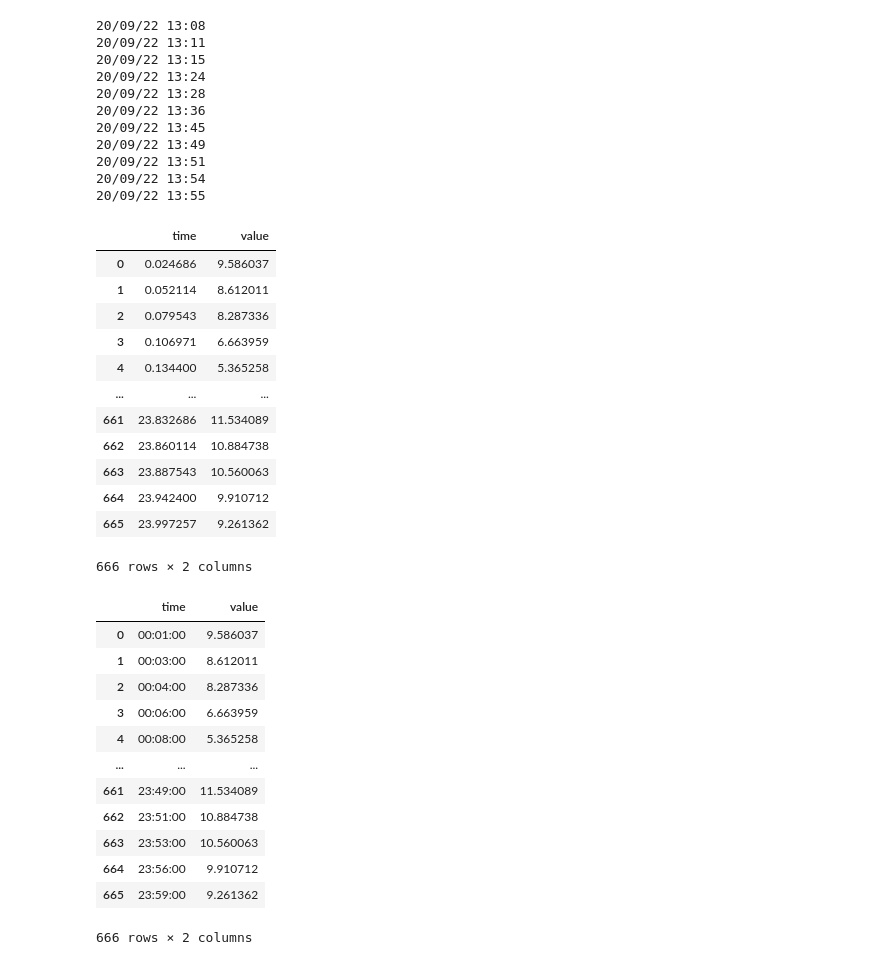
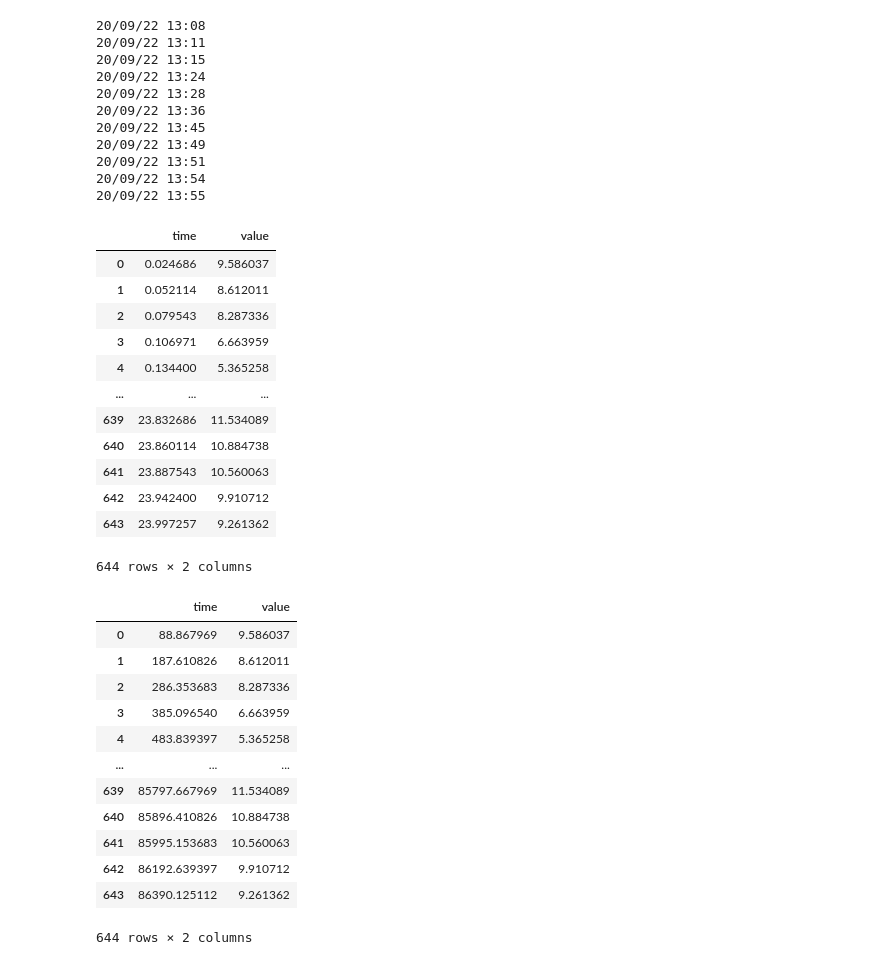
Before and after one commit to yxcho/iot_project, a Jupyter notebook: src/mock_data.ipynb, the cells around one changed output. Cells and saved outputs as stored; diff of their text form; code cells hidden in the pictures.

```diff
--- a/src/mock_data.ipynb
+++ b/src/mock_data.ipynb
@@ -173,12 +174,13 @@ for x in (list(random_date(startDate, 10))):
 20/09/22 13:55
 # %%
 import pandas as pd
+import numpy as np
 import matplotlib.pyplot as plt
 import math
 import datetime
 
 daily_temp = pd.read_csv("../data/test/daily_temperature.csv")
-passenger_congestion = pd.read_csv("../data/test/passenger_congestion_rate.csv")
+passenger_congestion = pd.read_csv("../data/test/passenger_congestion_rate_weekday.csv")
 
 passenger_congestion
 # %% [output]
@@ -189,40 +191,47 @@ passenger_congestion
 | 3 | 0.106971 | 6.663959 |
 | 4 | 0.134400 | 5.365258 |
 | ... | ... | ... |
-| 661 | 23.832686 | 11.534089 |
-| 662 | 23.860114 | 10.884738 |
-| 663 | 23.887543 | 10.560063 |
-| 664 | 23.942400 | 9.910712 |
-| 665 | 23.997257 | 9.261362 |
+| 639 | 23.832686 | 11.534089 |
+| 640 | 23.860114 | 10.884738 |
+| 641 | 23.887543 | 10.560063 |
+| 642 | 23.942400 | 9.910712 |
+| 643 | 23.997257 | 9.261362 |
-666 rows × 2 columns
+644 rows × 2 columns
 # %%
 
 # print(f"hour: {math.floor(time)}")
 # print(f"minutes: {60 * (time - math.floor(time))}")
 
 
 def convert_float_to_time(time_float):
     hour = math.floor(time_float)
     minute = 60 * (time_float - hour)
     return datetime.time(int(hour), int(minute))
 
+
+def convert_float_to_seconds(time_float):
+    hour = math.floor(time_float)
+    minute = 60 * (time_float - hour)
+    return hour * 60 * 60 + minute * 60
 # time = 23.832686
 # convert_float_to_time(time)
 
+epoch_time = datetime.datetime(2021, 10, 1, 0).timestamp()
 
-passenger_congestion["time"] = passenger_congestion["time"].apply(convert_float_to_time)
+# passenger_congestion["time"] = passenger_congestion["time"].apply(convert_float_to_seconds) + epoch_time
+passenger_congestion["time"] = passenger_congestion["time"].apply(convert_float_to_seconds)
 passenger_congestion
 # %% [output]
 |  | time | value |
-| 0 | 00:01:00 | 9.586037 |
-| 1 | 00:03:00 | 8.612011 |
-| 2 | 00:04:00 | 8.287336 |
-| 3 | 00:06:00 | 6.663959 |
-| 4 | 00:08:00 | 5.365258 |
+| 0 | 88.867969 | 9.586037 |
+| 1 | 187.610826 | 8.612011 |
+| 2 | 286.353683 | 8.287336 |
+| 3 | 385.096540 | 6.663959 |
+| 4 | 483.839397 | 5.365258 |
 | ... | ... | ... |
-| 661 | 23:49:00 | 11.534089 |
-| 662 | 23:51:00 | 10.884738 |
-| 663 | 23:53:00 | 10.560063 |
-| 664 | 23:56:00 | 9.910712 |
-| 665 | 23:59:00 | 9.261362 |
+| 639 | 85797.667969 | 11.534089 |
+| 640 | 85896.410826 | 10.884738 |
+| 641 | 85995.153683 | 10.560063 |
+| 642 | 86192.639397 | 9.910712 |
+| 643 | 86390.125112 | 9.261362 |
-666 rows × 2 columns
+644 rows × 2 columns
```
Also changed, not shown: parts of 10 cells of this notebook, 3 other files.
